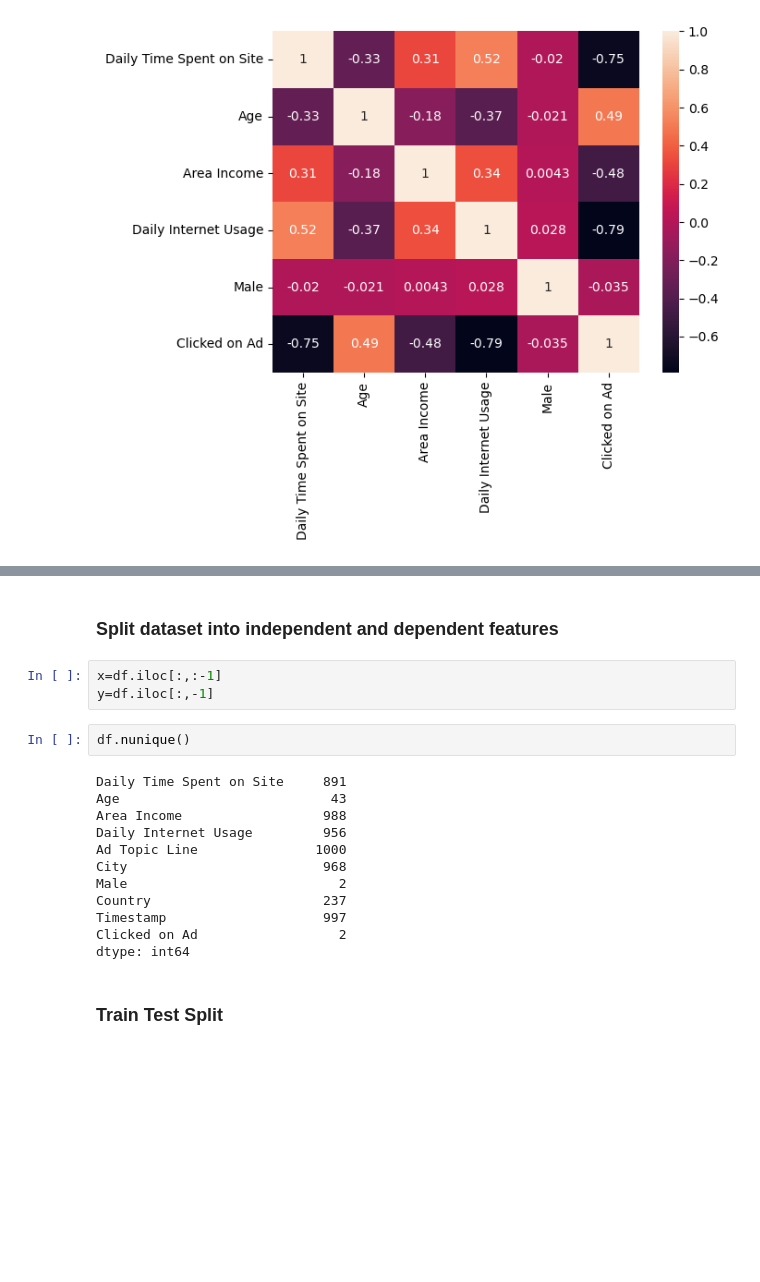
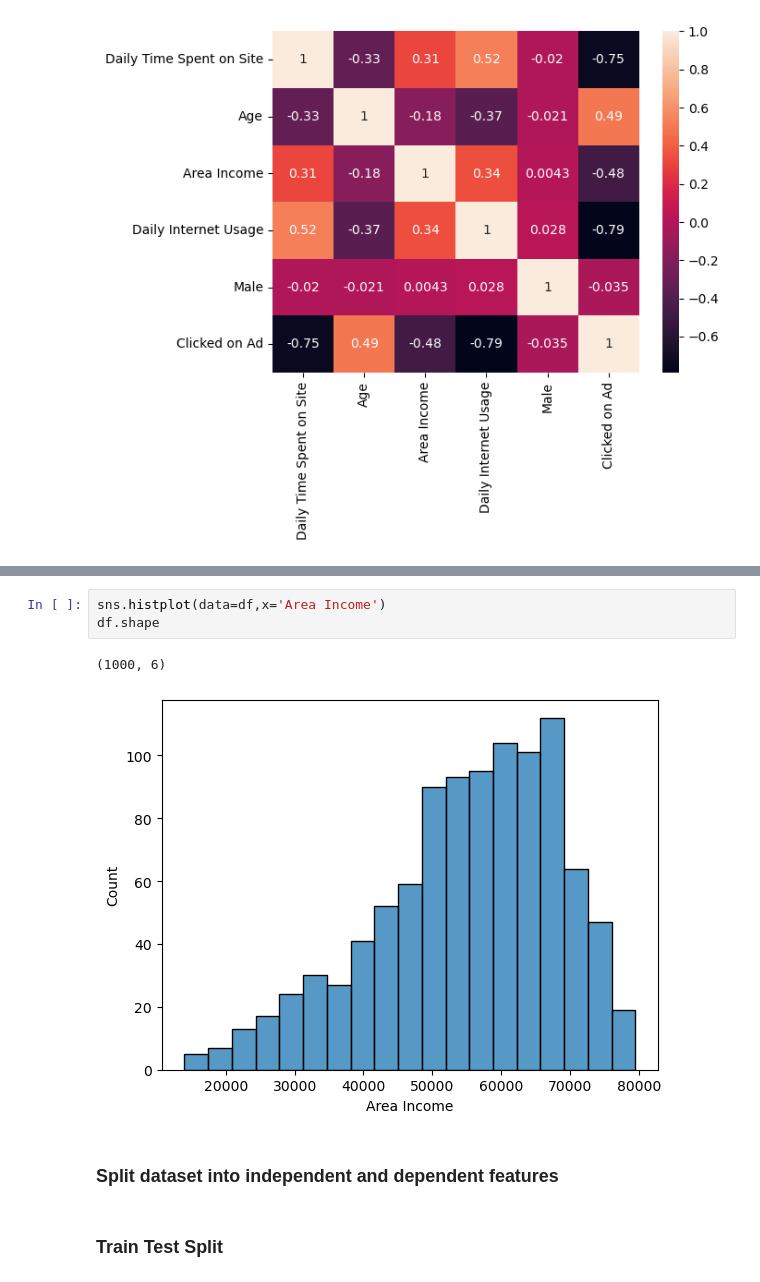
Before and after one commit to yashyaks/ML-playground, a Jupyter notebook: Machine Learning/Task_4/LogisticRegression_Task_2.ipynb, the cells around one changed output, grey strips where cells are left out. Drawn from its saved outputs; the diff is of its cells as text; blank space fills up the shorter version.

```diff
--- a/Machine Learning/Task_4/LogisticRegression_Task_2.ipynb
+++ b/Machine Learning/Task_4/LogisticRegression_Task_2.ipynb
@@ -64,22 +92,11 @@ dtype: int64
+# %%
+sns.histplot(data=df,x='Area Income')
+df.shape
+# %% [output]
+(1000, 6)
+[figure, added]
 # %% [markdown]
 ### Split dataset into independent and dependent features
-# %%
-x=df.iloc[:,:-1]
-y=df.iloc[:,-1]
-# %%
-df.nunique()
-# %% [output]
-Daily Time Spent on Site     891
-Age                           43
-Area Income                  988
-Daily Internet Usage         956
-Ad Topic Line               1000
-City                         968
-Male                           2
-Country                      237
-Timestamp                    997
-Clicked on Ad                  2
-dtype: int64
 # %% [markdown]
 ### Train Test Split
 # %%
```
Also changed, not shown: parts of 11 cells of this notebook.
